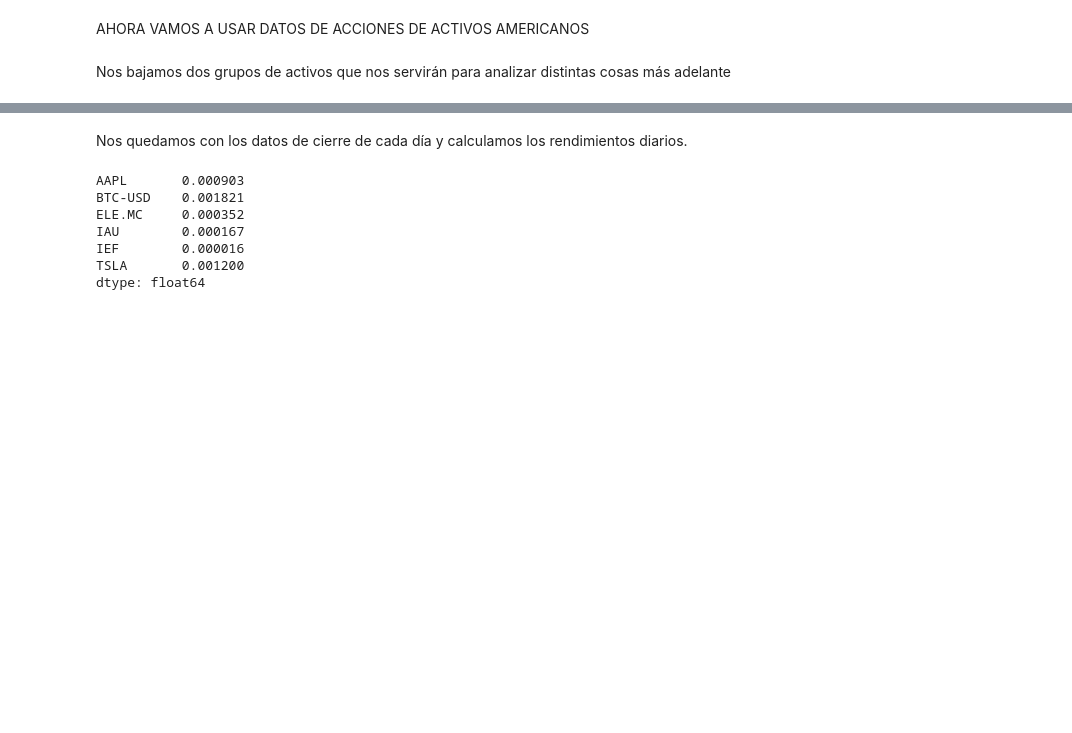
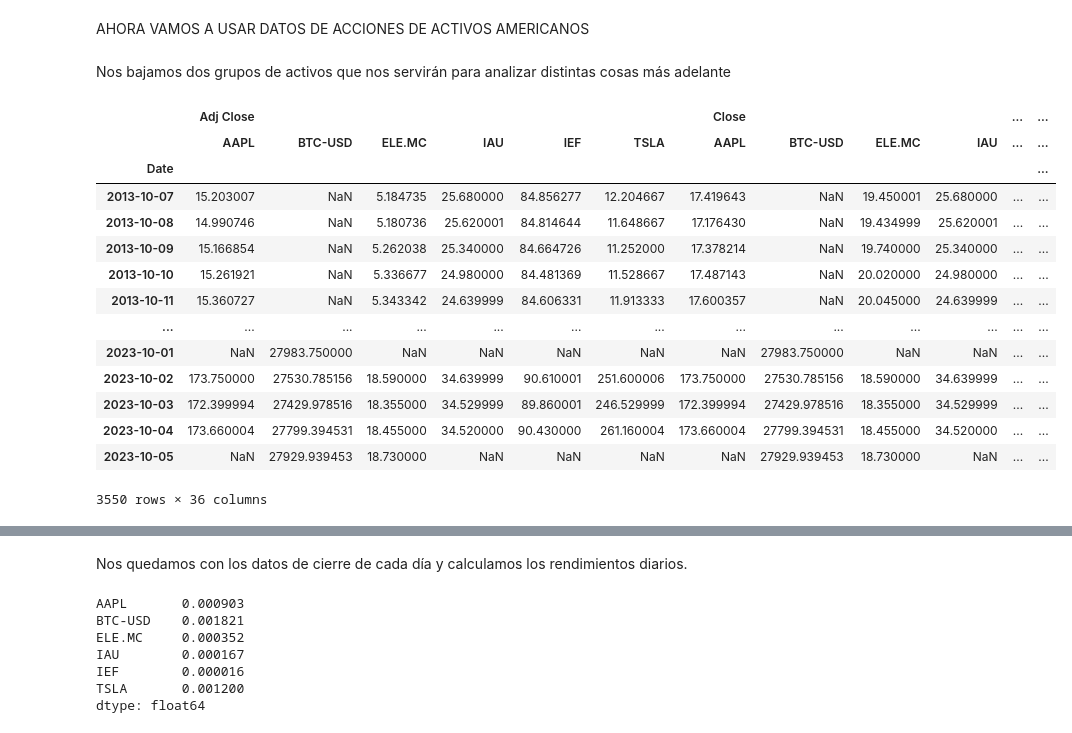
Before and after one commit to alfonso-santos/Intro-Python-Finanzas-2023, a Jupyter notebook: 7_Analisis_Info_Bolsa/7_1_Data_Inicio.ipynb, the cells around one changed output, grey strips where cells are left out. Saved outputs shown, nothing was run; the diff lists cells and outputs as text; code cells hidden in the pictures; blank space fills up the shorter version.

```diff
--- a/7_Analisis_Info_Bolsa/7_1_Data_Inicio.ipynb
+++ b/7_Analisis_Info_Bolsa/7_1_Data_Inicio.ipynb
@@ -541,0 +539,18 @@ data_OHLC_df_corr = pd.read_excel('data/data_OHLC_corr.xlsx', header=[0, 1], ind
+# %%
+data_OHLC_df
+# %% [output]
+|  | Adj Close |  |  |  |  |  | Close |  |  |  | ... | ... |
+|  | AAPL | BTC-USD | ELE.MC | IAU | IEF | TSLA | AAPL | BTC-USD | ELE.MC | IAU | ... | ... |
+| Date |  |  |  |  |  |  |  |  |  |  |  | ... |
+| 2013-10-07 | 15.203007 | NaN | 5.184735 | 25.680000 | 84.856277 | 12.204667 | 17.419643 | NaN | 19.450001 | 25.680000 | ... | ... |
+| 2013-10-08 | 14.990746 | NaN | 5.180736 | 25.620001 | 84.814644 | 11.648667 | 17.176430 | NaN | 19.434999 | 25.620001 | ... | ... |
+| 2013-10-09 | 15.166854 | NaN | 5.262038 | 25.340000 | 84.664726 | 11.252000 | 17.378214 | NaN | 19.740000 | 25.340000 | ... | ... |
+| 2013-10-10 | 15.261921 | NaN | 5.336677 | 24.980000 | 84.481369 | 11.528667 | 17.487143 | NaN | 20.020000 | 24.980000 | ... | ... |
+| 2013-10-11 | 15.360727 | NaN | 5.343342 | 24.639999 | 84.606331 | 11.913333 | 17.600357 | NaN | 20.045000 | 24.639999 | ... | ... |
+| ... | ... | ... | ... | ... | ... | ... | ... | ... | ... | ... | ... | ... |
+| 2023-10-01 | NaN | 27983.750000 | NaN | NaN | NaN | NaN | NaN | 27983.750000 | NaN | NaN | ... | ... |
+| 2023-10-02 | 173.750000 | 27530.785156 | 18.590000 | 34.639999 | 90.610001 | 251.600006 | 173.750000 | 27530.785156 | 18.590000 | 34.639999 | ... | ... |
+| 2023-10-03 | 172.399994 | 27429.978516 | 18.355000 | 34.529999 | 89.860001 | 246.529999 | 172.399994 | 27429.978516 | 18.355000 | 34.529999 | ... | ... |
+| 2023-10-04 | 173.660004 | 27799.394531 | 18.455000 | 34.520000 | 90.430000 | 261.160004 | 173.660004 | 27799.394531 | 18.455000 | 34.520000 | ... | ... |
+| 2023-10-05 | NaN | 27929.939453 | 18.730000 | NaN | NaN | NaN | NaN | 27929.939453 | 18.730000 | NaN | ... | ... |
+3550 rows × 36 columns
```
Also changed, not shown: parts of 2 cells of this notebook, 2 other files.
